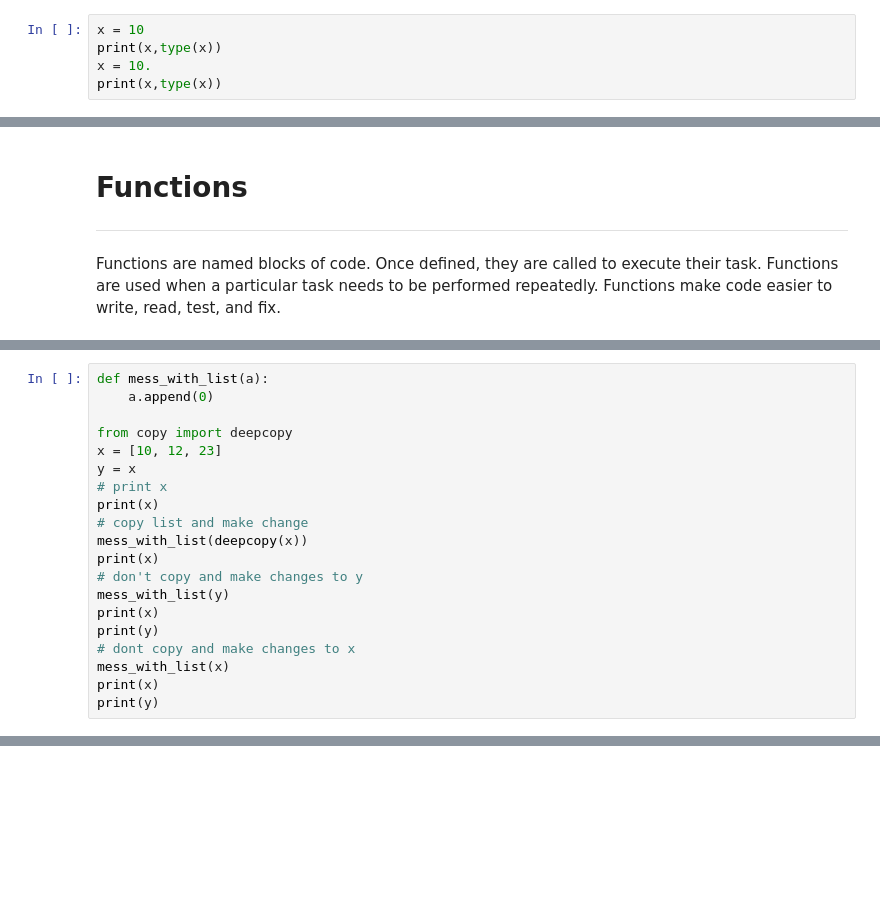
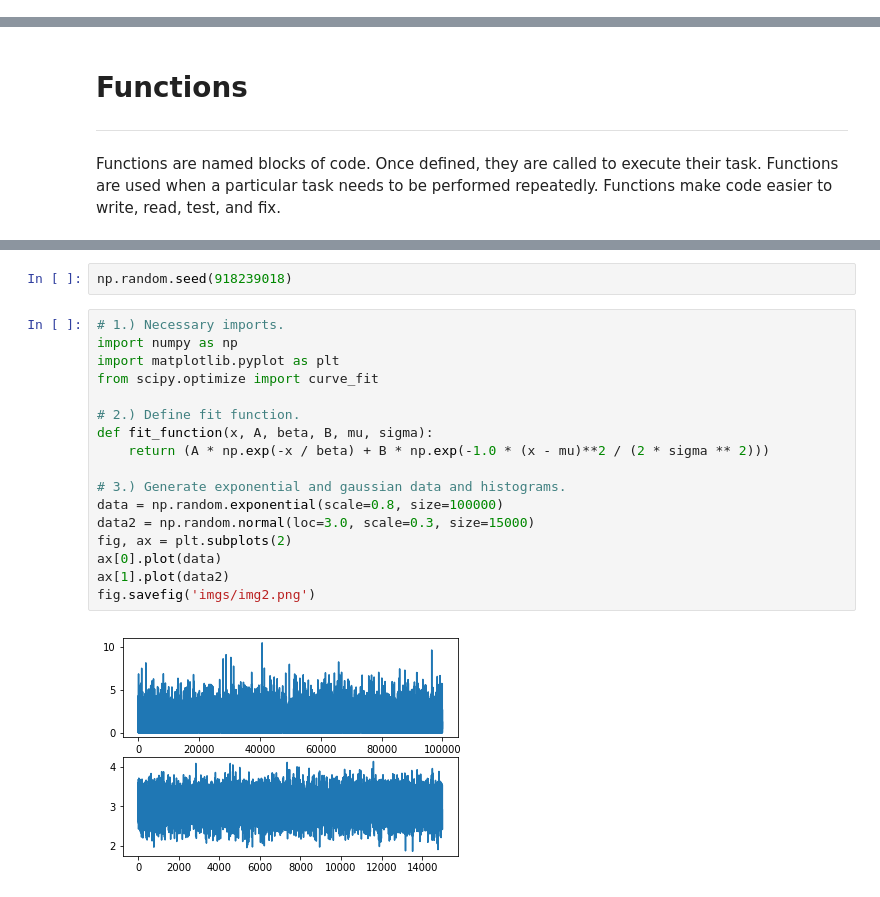
Before and after one commit to nickstarform/LectureSeries, a Jupyter notebook: LectureSeries.ipynb, the cells around one changed output, grey strips where cells are left out. Cells and saved outputs as stored; diff of their text form; blank space fills up the shorter version.

```diff
--- a/LectureSeries.ipynb
+++ b/LectureSeries.ipynb
@@ -82,5 +0,0 @@ Common types in base python are:
-# %%
-x = 10
-print(x,type(x))
-x = 10.
-print(x,type(x))
@@ -336,20 +142,0 @@ Pointer Passing:
-# %%
-def mess_with_list(a):
-    a.append(0)
-
-from copy import deepcopy
-x = [10, 12, 23]
-y = x
-# print x
-print(x)
-# copy list and make change
-mess_with_list(deepcopy(x))
-print(x)
-# don't copy and make changes to y
-mess_with_list(y)
-print(x)
-print(y)
-# dont copy and make changes to x
-mess_with_list(x)
-print(x)
-print(y)
@@ -439,0 +293,21 @@ Jupyter provides a clean and pretty way (enhanced with Markdown) to demonstrate
+# %%
+np.random.seed(918239018)
+# %%
+# 1.) Necessary imports.
+import numpy as np
+import matplotlib.pyplot as plt
+from scipy.optimize import curve_fit
+
+# 2.) Define fit function.
+def fit_function(x, A, beta, B, mu, sigma):
+    return (A * np.exp(-x / beta) + B * np.exp(-1.0 * (x - mu)**2 / (2 * sigma ** 2)))
+
+# 3.) Generate exponential and gaussian data and histograms.
+data = np.random.exponential(scale=0.8, size=100000)
+data2 = np.random.normal(loc=3.0, scale=0.3, size=15000)
+fig, ax = plt.subplots(2)
+ax[0].plot(data)
+ax[1].plot(data2)
+fig.savefig('imgs/img2.png')
+# %% [output]
+[figure, added]
```
Also changed, not shown: parts of 76 cells of this notebook, 19 other files.
